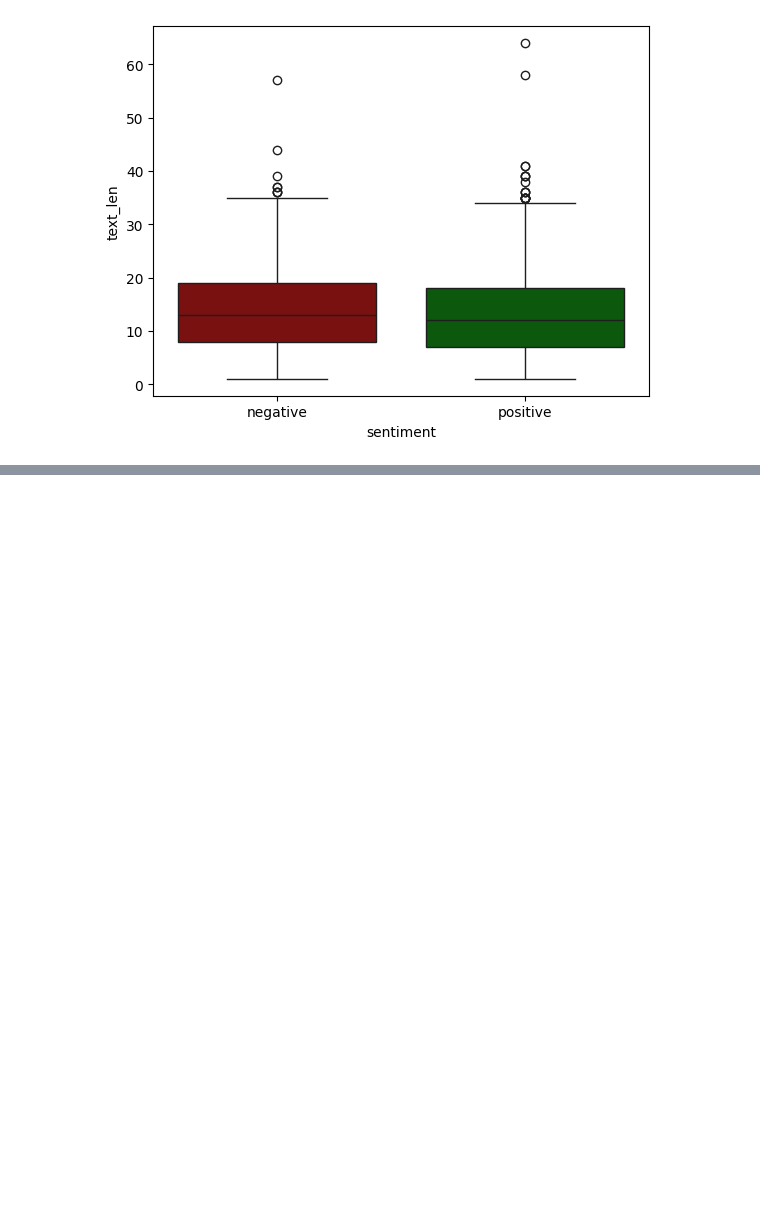
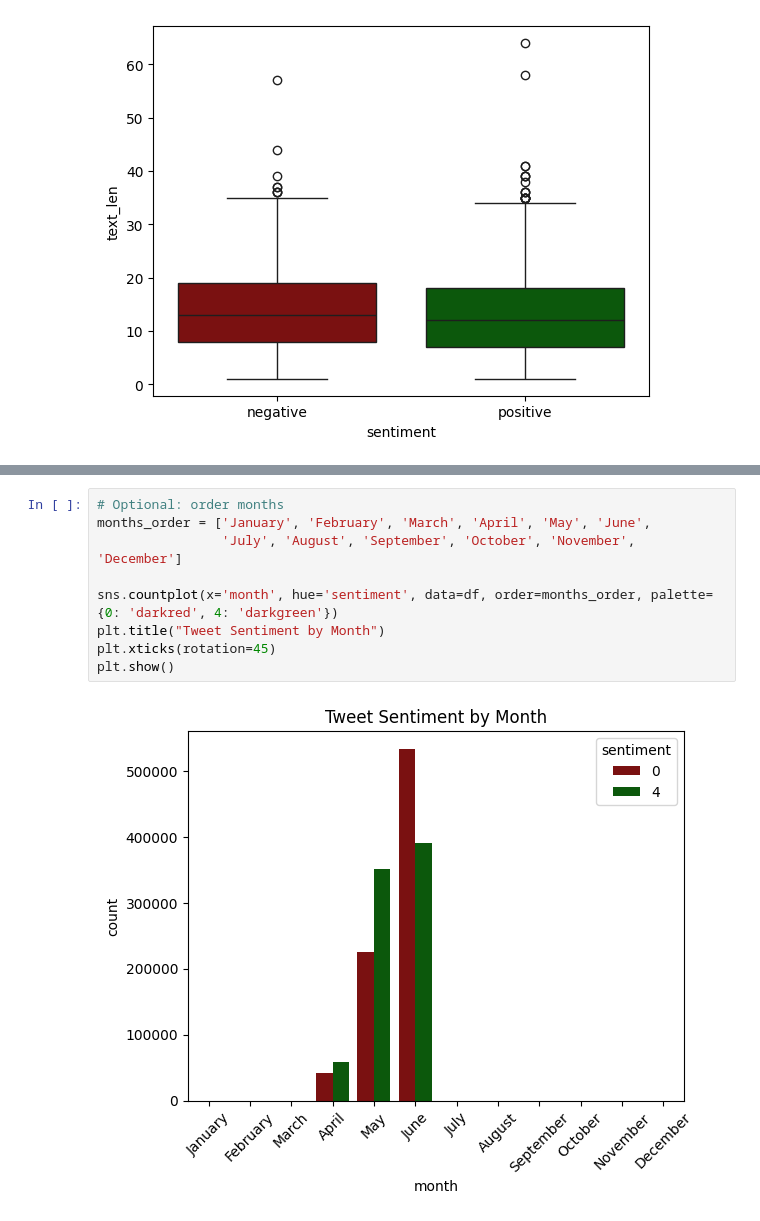
Before and after one commit to taha-kms/Tweet-Sentiment-Analysis, a Jupyter notebook: src/eda.ipynb, the cells around one changed output, grey strips where cells are left out. Saved outputs shown, nothing was run; the diff lists cells and outputs as text; blank space fills up the shorter version.

```diff
--- a/src/eda.ipynb
+++ b/src/eda.ipynb
@@ -107,0 +121,11 @@ Passing `palette` without assigning `hue` is deprecated and will be removed in v
+# %%
+# Optional: order months
+months_order = ['January', 'February', 'March', 'April', 'May', 'June',
+                'July', 'August', 'September', 'October', 'November', 'December']
+
+sns.countplot(x='month', hue='sentiment', data=df, order=months_order, palette={0: 'darkred', 4: 'darkgreen'})
+plt.title("Tweet Sentiment by Month")
+plt.xticks(rotation=45)
+plt.show()
+# %% [output]
+[figure, added]
```
Also changed, not shown: parts of 8 cells of this notebook.
